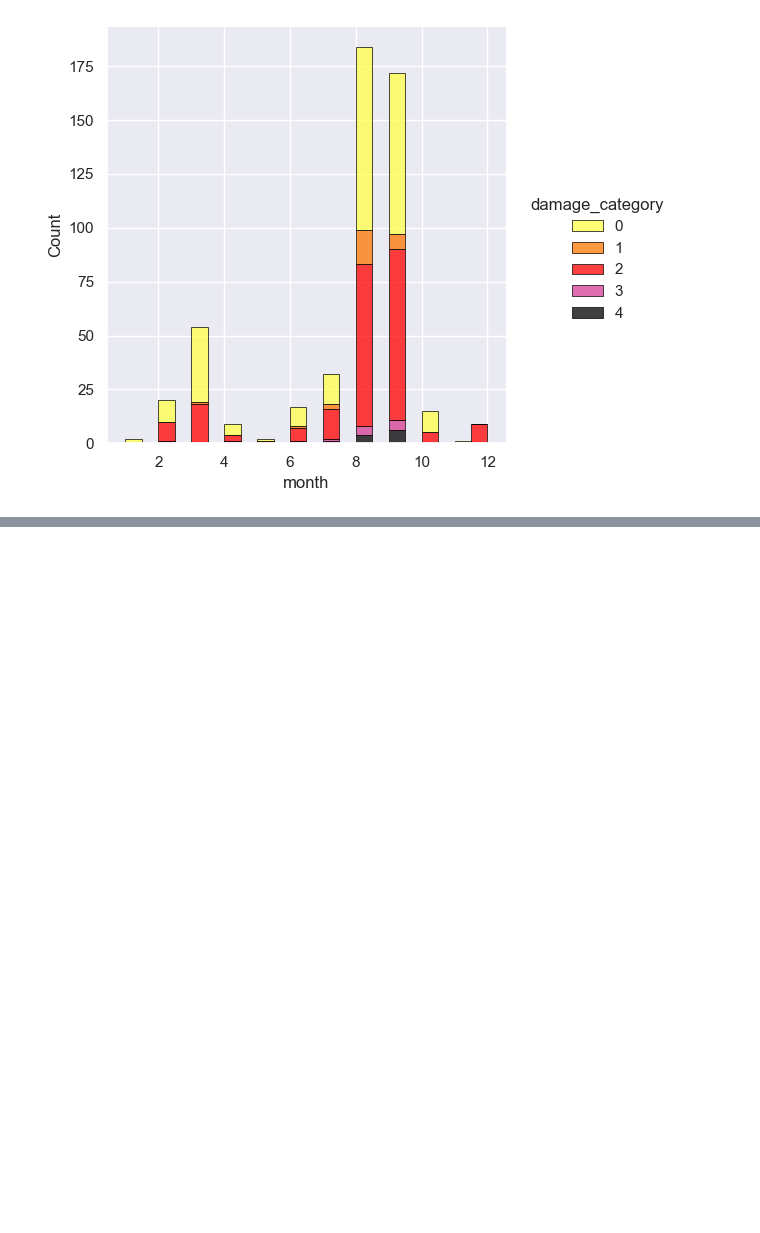
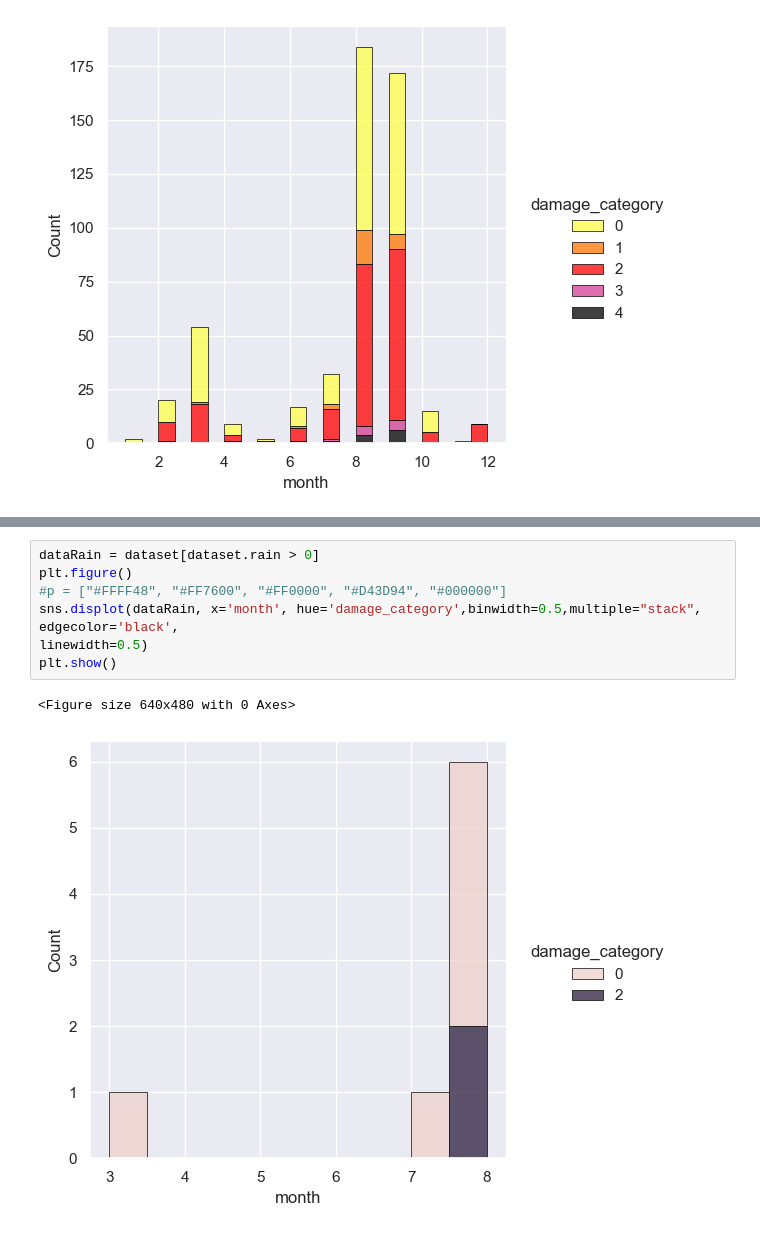
Before and after one commit to RubSimo/APC-P1, a Jupyter notebook: PRACTICA-1-APC.ipynb, the cells around one changed output, grey strips where cells are left out. Cells and saved outputs as stored; diff of their text form; blank space fills up the shorter version.

```diff
--- a/PRACTICA-1-APC.ipynb
+++ b/PRACTICA-1-APC.ipynb
@@ -335,0 +357,10 @@ plt.show()
+# %%
+dataRain = dataset[dataset.rain > 0]
+plt.figure()
+#p = ["#FFFF48", "#FF7600", "#FF0000", "#D43D94", "#000000"]
+sns.displot(dataRain, x='month', hue='damage_category',binwidth=0.5,multiple="stack", edgecolor='black',
+linewidth=0.5)
+plt.show()
+# %% [output]
+<Figure size 640x480 with 0 Axes>
+[figure, added]
```
Also changed, not shown: parts of 11 cells of this notebook.
